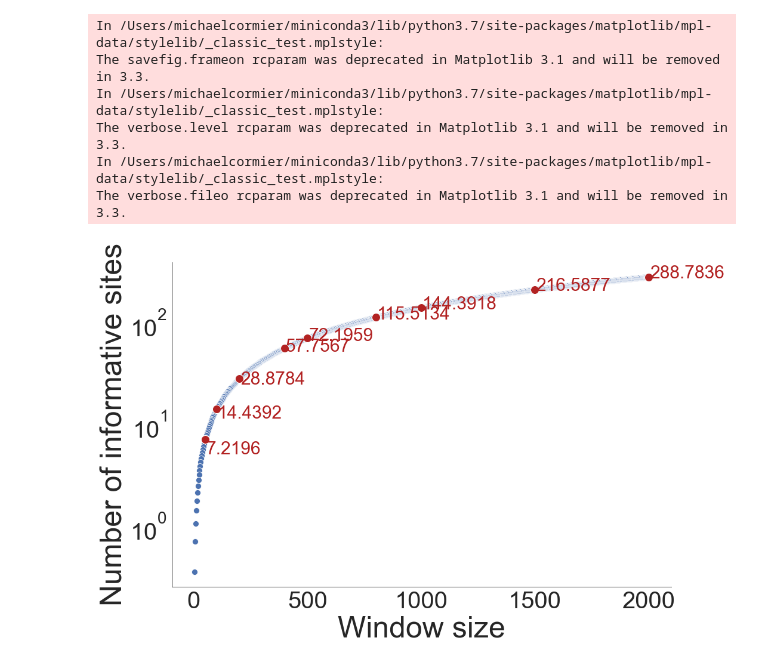
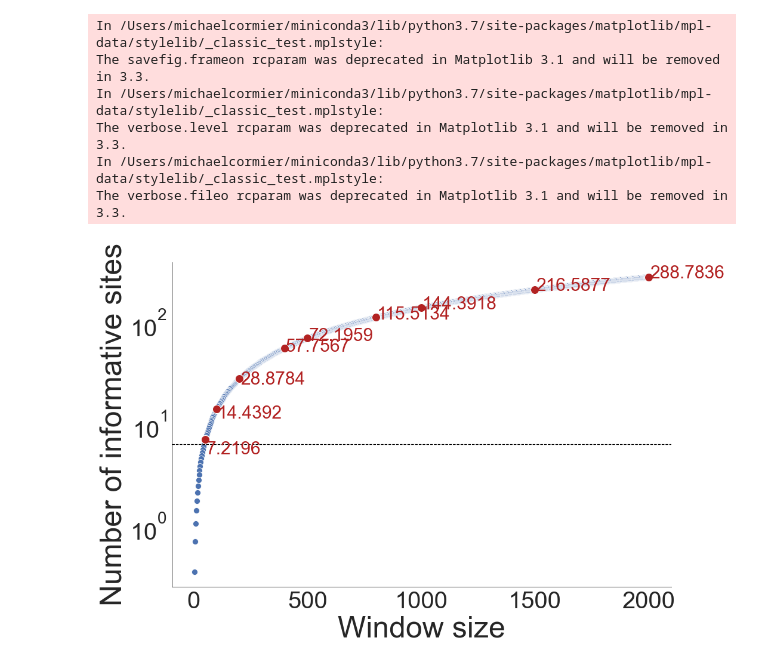
Before and after one commit to mikecormier/ConSplice-manuscript, a Jupyter notebook: jupyter_notebooks/Suppl_Figure_S7.ipynb, the cells around one changed output. Drawn from its saved outputs; the diff is of its cells as text; code cells hidden in the pictures.

```diff
--- a/jupyter_notebooks/Suppl_Figure_S7.ipynb
+++ b/jupyter_notebooks/Suppl_Figure_S7.ipynb
@@ -49,31 +49,35 @@ subset_power_sites_by_size_df = pd.DataFrame([[i,(i - (i * by_bin_totals.loc[by_
 mpl.rcParams['pdf.fonttype'] = 42
 mpl.rcParams['ps.fonttype'] = 42
 plt.rcParams['svg.fonttype'] = 'none'
 
 fig, ax = plt.subplots(figsize = (15,10))
 sns.set(font='Arial', style = "white")
 sns.set_context("paper", font_scale = 2)
 sns.despine()
 
+
+
 sns.scatterplot(x = "range_size", y = "power_sites", data = power_sites_by_size_df, s = 100)
 
 sns.scatterplot(x = "range_size", y = "power_sites", data = subset_power_sites_by_size_df, s = 200, color = "firebrick")
 
 for i,row in subset_power_sites_by_size_df.iterrows():
 
     plt.text(row.range_size + 5, row.power_sites - (math.log(row.power_sites)), "%.4f" %row.power_sites, color = "firebrick", fontsize = 30)
 
+
+plt.axhline(y = 6.5415, color = "black", linestyle = "--")
 
 ax.set_ylabel("Number of informative sites", fontsize = 50)
 
 ax.set_xlabel("Window size", fontsize = 50)
 
 
 ax.set_yscale("log")
 
 ax.tick_params(axis="x", labelsize=40)
 ax.tick_params(axis="y", labelsize=40)
 
 plt.savefig('../figures/suppl_figure7.svg')
 # %% [output]
-[figure, old version]
+[figure, new version]
```
